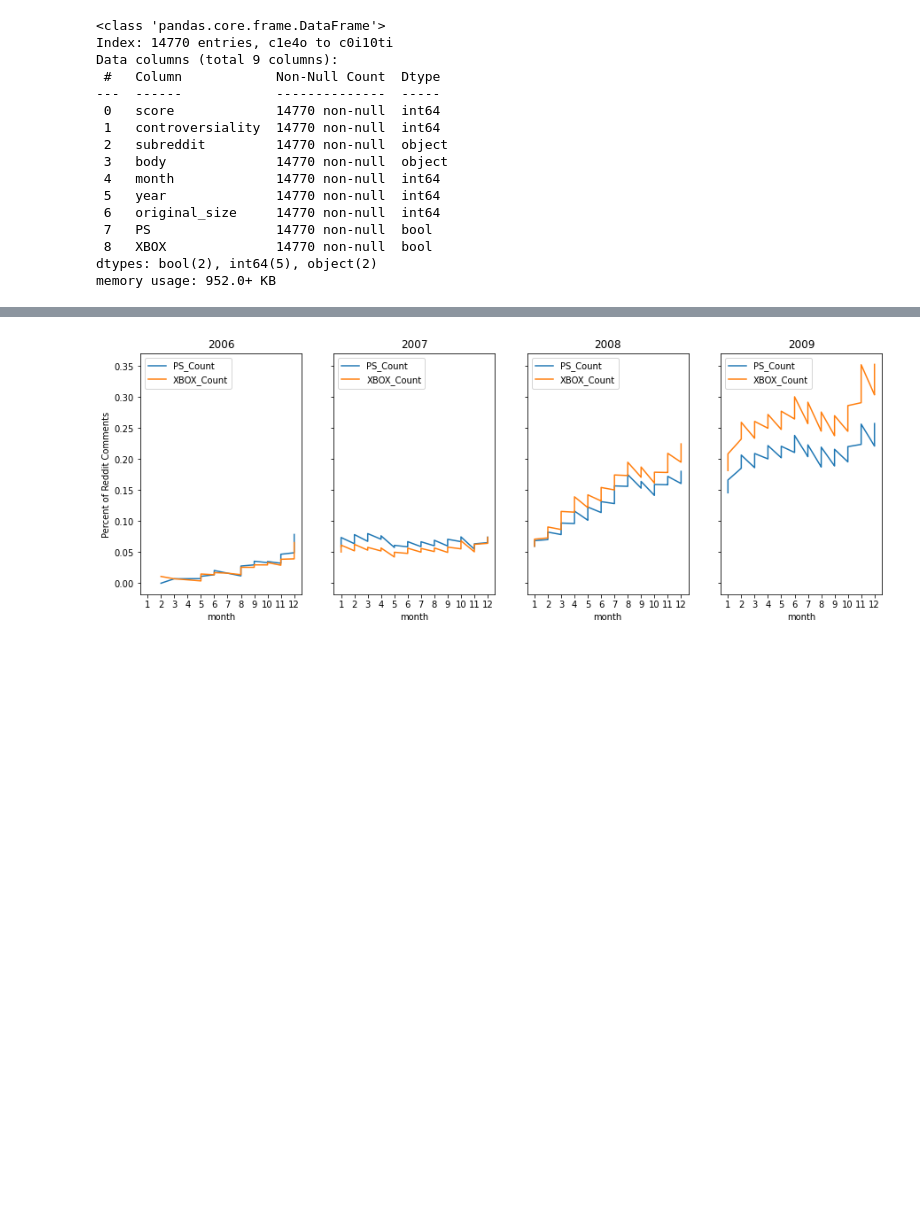
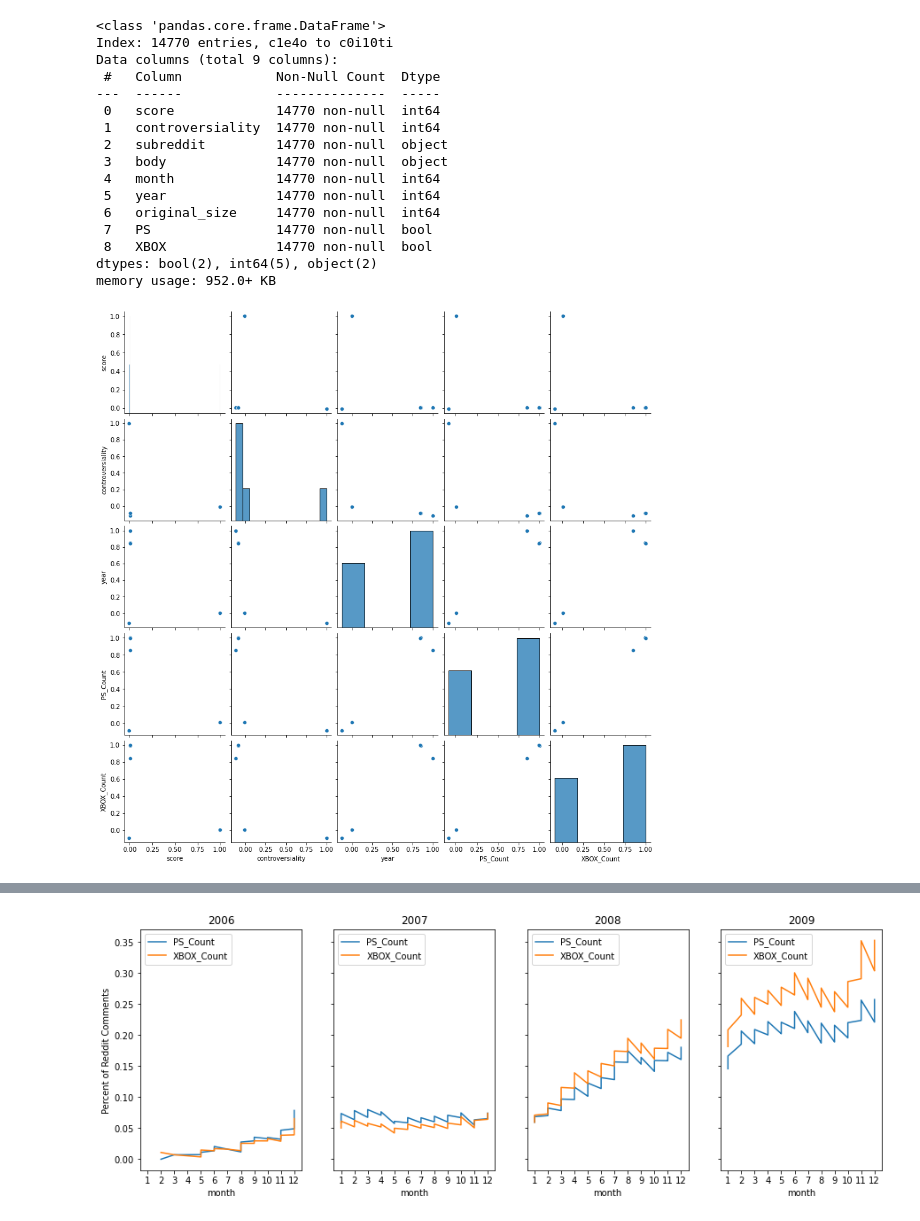
Before and after one commit to ryanlybbert/Capstone2, a Jupyter notebook: UnguidedCapstoneEDA.ipynb, the cells around one changed output, grey strips where cells are left out. Cells and saved outputs as stored; diff of their text form; code cells hidden in the pictures; blank space fills up the shorter version.

```diff
--- a/UnguidedCapstoneEDA.ipynb
+++ b/UnguidedCapstoneEDA.ipynb
@@ -31,3 +31,16 @@ Data columns (total 9 columns):
  8   XBOX              14770 non-null  bool
 dtypes: bool(2), int64(5), object(2)
 memory usage: 952.0+ KB
+# %%
+#First let's take a look at the correlation of numeric, boolean, and categorical data.
+#The body column is the unique message of each post, and will be explored at a later point.
+#In addition, original_size is just the number of posts in that year/month combination and
+#will not be useful in looking at correlations.
+df['PS_Count'] = df['PS'].cumsum() * 100 / df['original_size']
+df['XBOX_Count'] = df['XBOX'].cumsum() * 100 / df['original_size']
+
+corr_df = df[['score', 'controversiality', 'subreddit', 'year', 'PS_Count', 'XBOX_Count']]
+sns.pairplot(corr_df.corr())
+plt.show()
+# %% [output]
+[figure, added]
```
Also changed, not shown: parts of 6 cells of this notebook.
